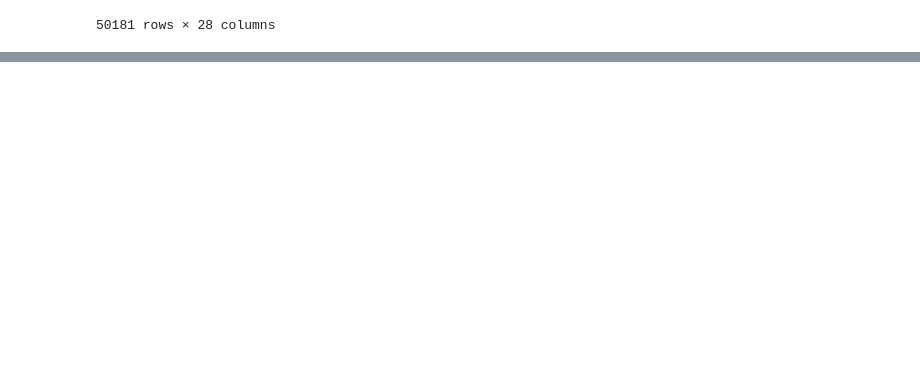
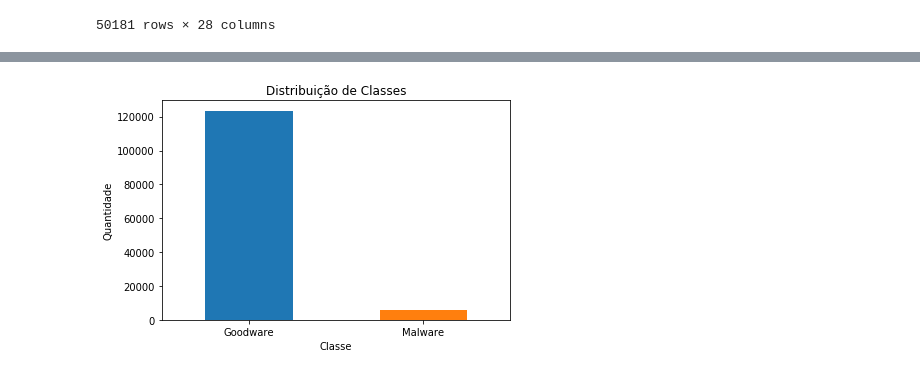
Before and after one commit to fabriciojoc/ml-cybersecuritiy-course, a Jupyter notebook: 02_datasets.ipynb, the cells around one changed output, grey strips where cells are left out. Saved outputs shown, nothing was run; the diff lists cells and outputs as text; code cells hidden in the pictures; blank space fills up the shorter version.

```diff
--- a/02_datasets.ipynb
+++ b/02_datasets.ipynb
@@ -124,0 +176,6 @@ data
+# %%
+import pandas as pd
+# dataset location
+data_path_2 = "./datasets/drebin-drift.csv"
+# read CSV dataset
+data_drebin = pd.read_csv(data_path_2)
@@ -124,0 +187,20 @@ data
+# %%
+import matplotlib.pyplot as plt
+fig, ax = plt.subplots()
+# group data by label and create a bar plot
+ax = data_drebin['label'].groupby(
+     data_drebin["label"]).count().plot(kind="bar")
+# set x label
+ax.set_xlabel("Classe")
+# set y label
+ax.set_ylabel("Quantidade")
+# set x tick labels and set it in horizontal position
+ax.set_xticklabels(["Goodware", "Malware"], rotation='horizontal')
+# set plot title
+ax.set_title("Distribuição de Classes")
+# savefig and show plot
+fig.tight_layout()
+plt.savefig("distribution_drebin.pdf")
+plt.show()
+# %% [output]
+[figure, added]
```
Also changed, not shown: parts of 7 cells of this notebook, 2 other files.
